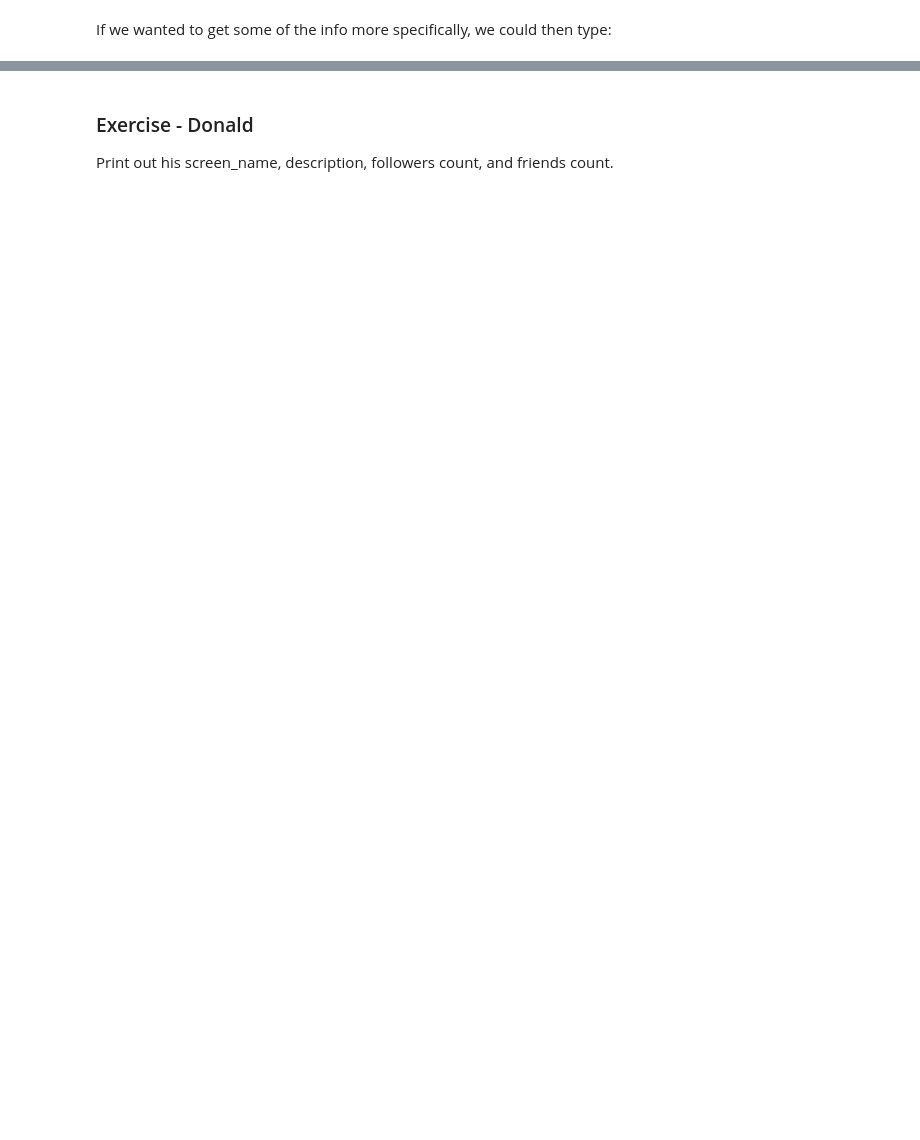
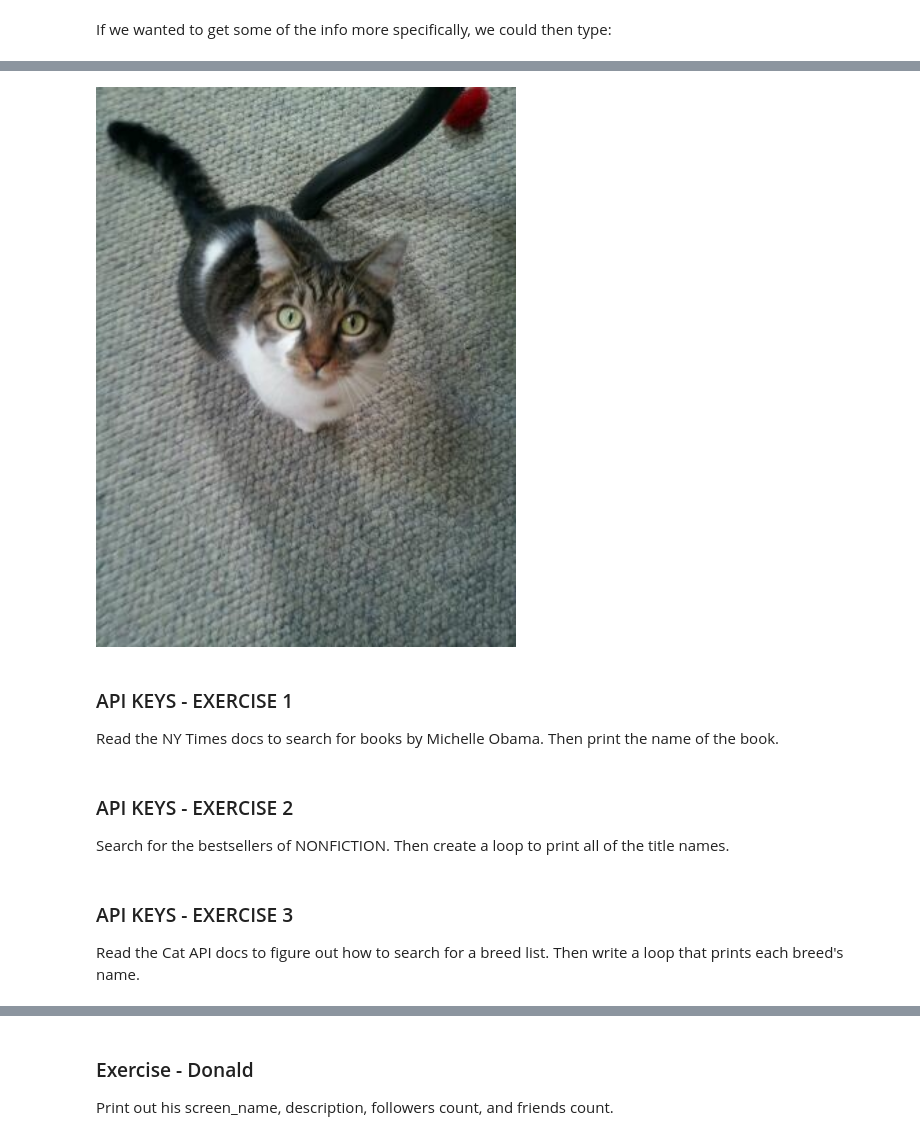
Before and after one commit to laurenshareshian/Python_Course_Lessons, a Jupyter notebook: Unit 13 - JSON and APIs/Unit 13 Assignment/Unit 13 Assignment.ipynb, the cells around one changed output, grey strips where cells are left out. Cells and saved outputs as stored; diff of their text form; code cells hidden in the pictures; blank space fills up the shorter version.

```diff
--- a/Unit 13 - JSON and APIs/Unit 13 Assignment/Unit 13 Assignment.ipynb
+++ b/Unit 13 - JSON and APIs/Unit 13 Assignment/Unit 13 Assignment.ipynb
@@ -920,0 +380,5 @@ Washington, DC
+# %%
+url='https://www.metaweather.com/api/location/2490383/'
+data = requests.get(url)
+js = json.loads(data.text)
+print(json.dumps(js, indent=4))
@@ -920,0 +516,13 @@ Washington, DC
+# %%
+import requests
+import json
+
+key = "insert your key here"
+url = "https://api.nytimes.com/svc/books/v3/reviews.json?"
+
+
+params = {"api-key": key, "title": "Becoming"}
+data = requests.get(url, params=params)
+
+js = json.loads(data.text)
+print(json.dumps(js, indent=4))
@@ -920,0 +552,10 @@ Washington, DC
+# %%
+key = "insert your key here"
+url = "https://api.nytimes.com/svc/books/v3/lists.json"
+
+
+params = {"api-key": key, "list": 'hardcover-fiction'}
+data = requests.get(url, params=params)
+
+js = json.loads(data.text)
+print(json.dumps(js, indent=4))
@@ -920,0 +600,22 @@ Washington, DC
+# %%
+from IPython.display import Image
+from IPython.core.display import HTML
+
+key = "insert your key here"
+url = 'https://api.thecatapi.com/v1/images/search'
+
+params = {"api-key": key}
+data = requests.get(url, params=params)
+js = json.loads(data.content)
+response = requests.get(js[0]['url'])
+
+with open('cat.jpg', 'wb') as f:
+        f.write(response.content)
+
+Image('cat.jpg', width=500)
+# %% [output]
+[figure, added]
+# %% [markdown]
+### API KEYS - EXERCISE 1
+
+Read the NY Times docs to search for books by Michelle Obama. Then print the name of the book.
@@ -920,0 +624,4 @@ Washington, DC
+# %% [markdown]
+### API KEYS - EXERCISE 2
+
+Search for the bestsellers of NONFICTION. Then create a loop to print all of the title names.
@@ -920,0 +630,4 @@ Washington, DC
+# %% [markdown]
+### API KEYS - EXERCISE 3
+
+Read the Cat API docs to figure out how to search for a breed list. Then write a loop that prints each breed's name.
```
Also changed, not shown: parts of 101 cells of this notebook, 2 other files.
